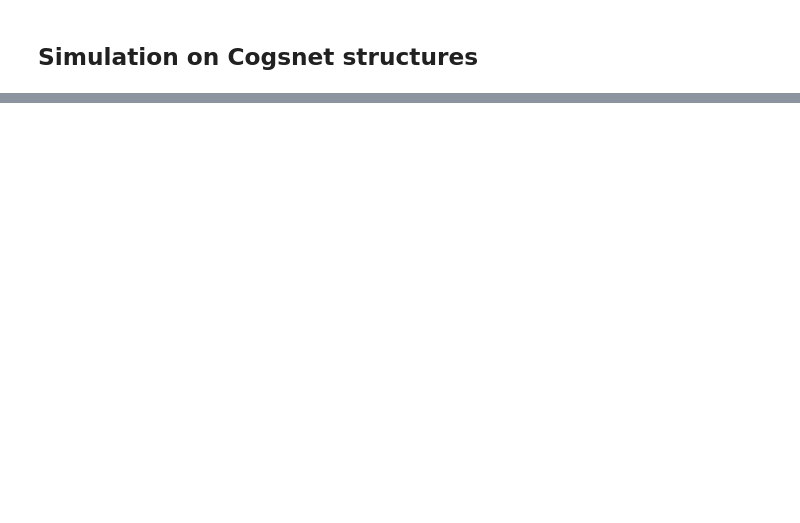
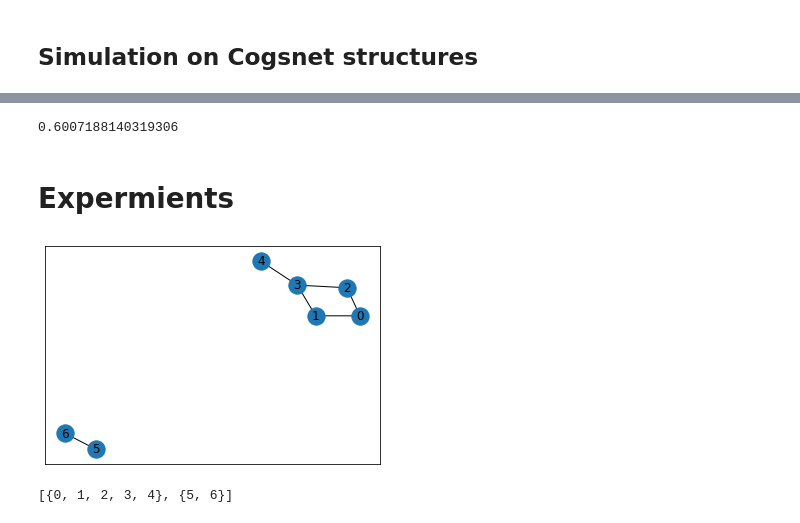
Before and after one commit to KE4T5/network-epistemology, a Jupyter notebook: notebooks/epistemic-networks.ipynb, the cells around one changed output, grey strips where cells are left out. Saved outputs shown, nothing was run; the diff lists cells and outputs as text; code cells hidden in the pictures; blank space fills up the shorter version.

```diff
--- a/notebooks/epistemic-networks.ipynb
+++ b/notebooks/epistemic-networks.ipynb
@@ -290,0 +478,7 @@ s.network.get_actions_voters_nr()
+# %%
+import numpy as np
+np.mean([a.credence for a in s.network.id_to_agents.values() if len(a.neighbors) == 0])
+# %% [output]
+0.6007188140319306
+# %% [markdown]
+# Expermients
@@ -290,0 +488,10 @@ s.network.get_actions_voters_nr()
+# %%
+G = nx.Graph()
+G.add_edges_from([(0, 1), (0, 2), (1, 3), (3, 4), (2, 3), (5, 6)])
+nx.draw_networkx(G, with_labels=True)
+# %% [output]
+[figure, added]
+# %%
+[cc for cc in connected_components(G)]
+# %% [output]
+[{0, 1, 2, 3, 4}, {5, 6}]
```
Also changed, not shown: parts of 20 cells of this notebook, 6 other files.
